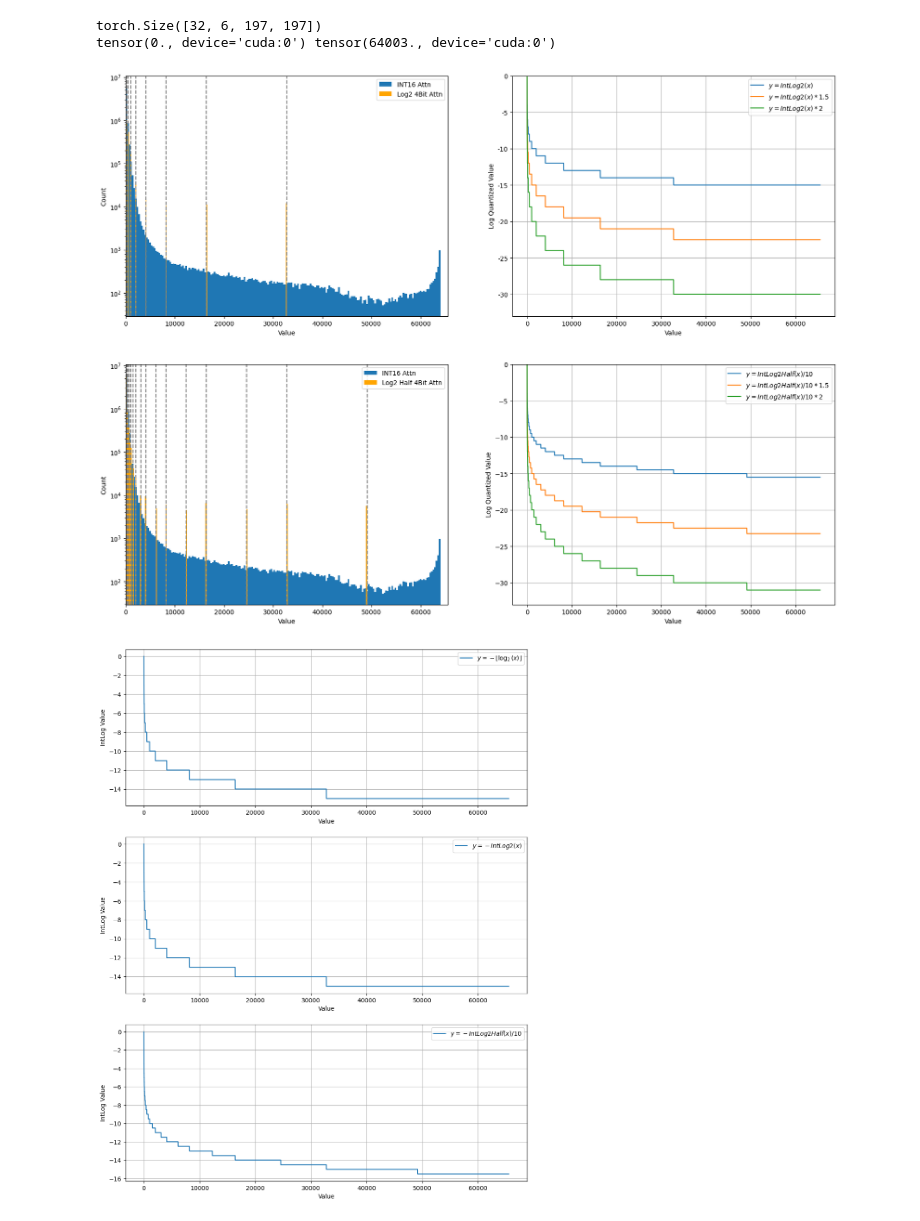
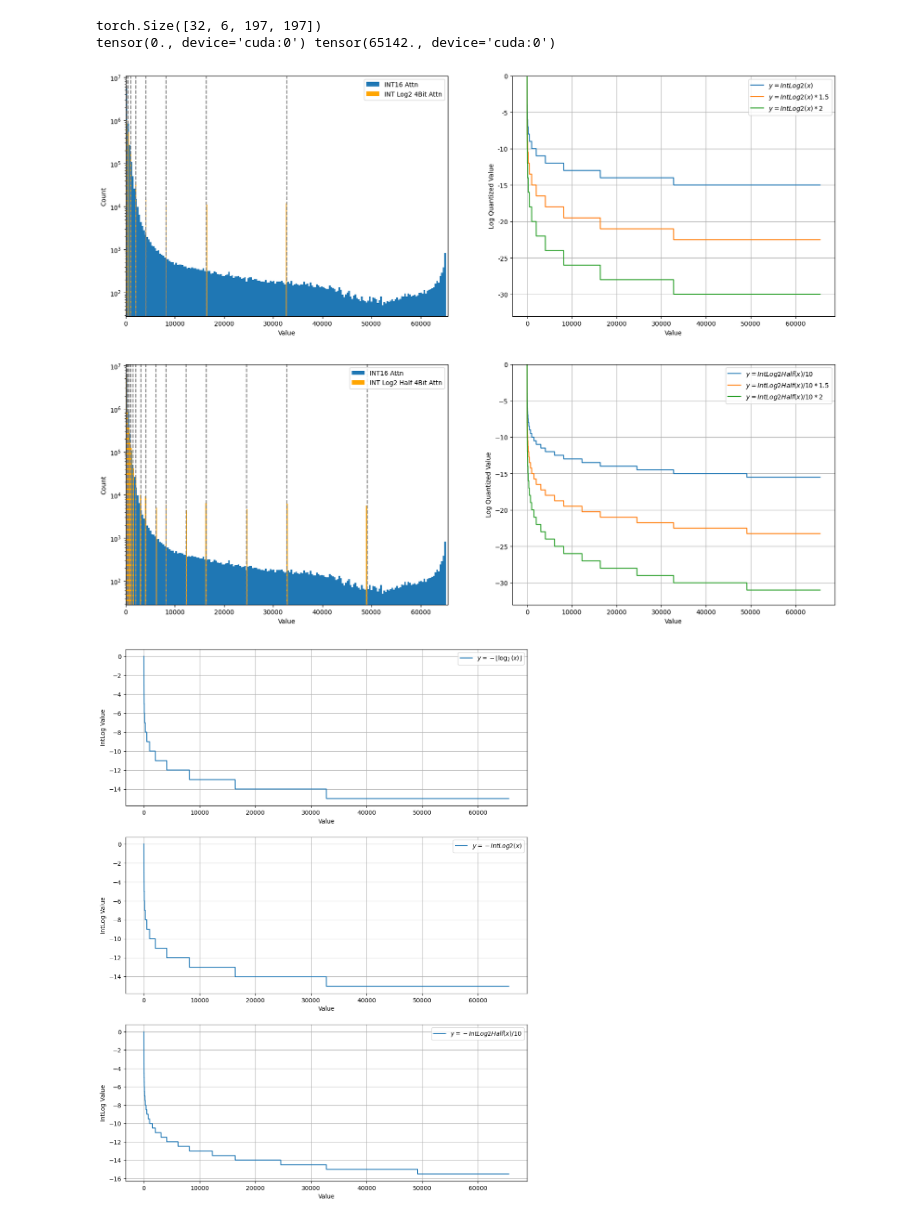
Before and after one commit to zkkli/I-ViT, a Jupyter notebook: attn_dist_viewer.ipynb, the cells around one changed output. Cells and saved outputs as stored; diff of their text form; code cells hidden in the pictures.

Commit message:
add plot and result of deit T, S

```diff
--- a/attn_dist_viewer.ipynb
+++ b/attn_dist_viewer.ipynb
@@ -64,7 +115,7 @@ tensor(193) tensor(-75, dtype=torch.int32) tensor(192.)
 tensor(194) tensor(-75, dtype=torch.int32) tensor(192.)
 # %%
 # x_int = torch.load("deit_base.pt")[:32]
-x_int = torch.load("deit_small.pt")[:32]
+x_int = torch.load("deit_small_1stAttn.pt")[:32]
 print(x_int.shape)
 
 print(x_int.min(), x_int.max())
@@ -80,7 +131,7 @@ x_log2_dq = 2 ** (-x_log2_q)
 x_int_hist = x_int.flatten().cpu().numpy()
 x_int_out_hist = x_log2_dq.flatten().cpu().numpy()
 ax[0][0].hist(x_int_hist, bins=200, label="INT16 Attn")
-ax[0][0].hist(x_int_out_hist, bins=200, color="orange", label="Log2 4Bit Attn")
+ax[0][0].hist(x_int_out_hist, bins=200, color="orange", label="INT Log2 4Bit Attn")
 
 
 """ 2nd"""
@@ -109,7 +160,7 @@ x_int_hist = x_int.flatten().cpu().numpy()
 x_int_out_hist = x_int_log_dq.flatten().cpu().numpy()
 ax[1][0].hist(x_int_hist, bins=200, label="INT16 Attn")
 ax[1][0].hist(
-    x_int_out_hist, bins=200, color="orange", label="Log2 Half 4Bit Attn"
+    x_int_out_hist, bins=200, color="orange", label="INT Log2 Half 4Bit Attn"
 )
 
 
@@ -122,35 +173,35 @@ ax[1][1].plot(x, y2, label=r"$y = {IntLog2Half}(x)/10 * 1.5$")
 y3 = (int_log_quant_10x(x)) / 10 * 2
 ax[1][1].plot(x, y3, label=r"$y = {IntLog2Half}(x)/10 * 2$")
 
 """3, 4"""
 x_values_log2_half = x_int_log_dq.unique().cpu().numpy()
 for tic in x_values_log2_half:
     ax[1][0].axvline(x=tic, color="gray", linestyle="--")#, label=f"x={tic}")
     # ax[1][1].axvline(x=tic, color="gray", linestyle="--")#, label=f"x={tic}")
 
 
 ax[0][1].yaxis.set_major_formatter(ticker.FuncFormatter(lambda x, _: f"{x:.0f}"))
 
 
 for i, j in [(0, 0), (0, 1), (1, 0), (1, 1)]:
     if j ==0:
         """for hist"""
         ax[i][j].set_yscale("log")
         ax[i][j].set_ylabel("Count")
         ax[i][j].set_xlim(0, 65535)
     else:
         ax[i][j].set_ylabel("Log Quantized Value")
         ax[i][j].set_ylim(-33, 0)
         ax[i][j].grid(True)
     ax[i][j].legend()
     ax[i][j].set_xlabel("Value")
 
 
 plt.show()
 # %% [output]
 torch.Size([32, 6, 197, 197])
-tensor(0., device='cuda:0') tensor(64003., device='cuda:0')
+tensor(0., device='cuda:0') tensor(65142., device='cuda:0')
-[figure, old version]
+[figure, new version]
 # %%
 fig, ax = plt.subplots(3, 1, figsize=(12, 16))
 
```
Also changed, not shown: parts of 1 cell of this notebook, 2 other files.
